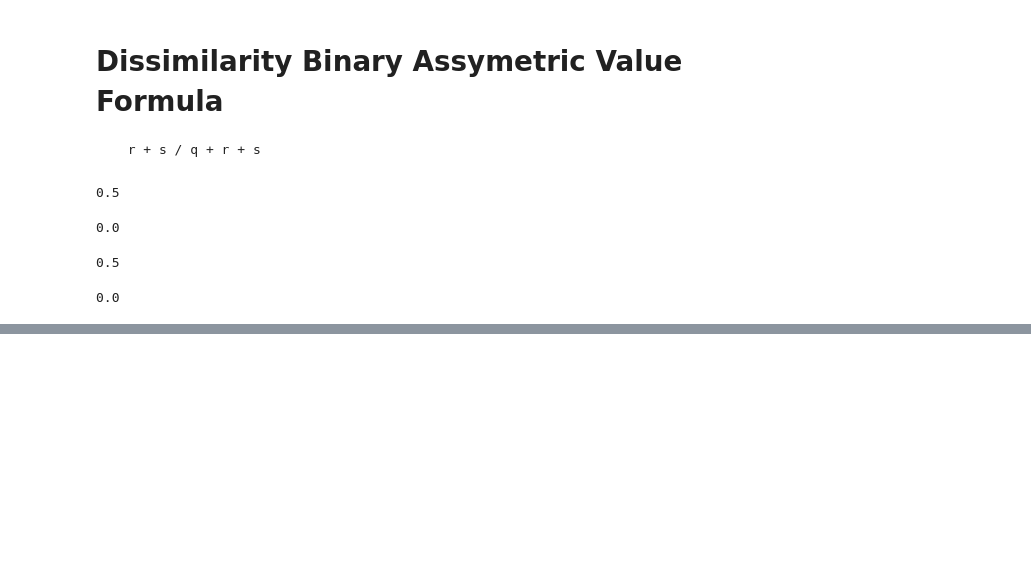
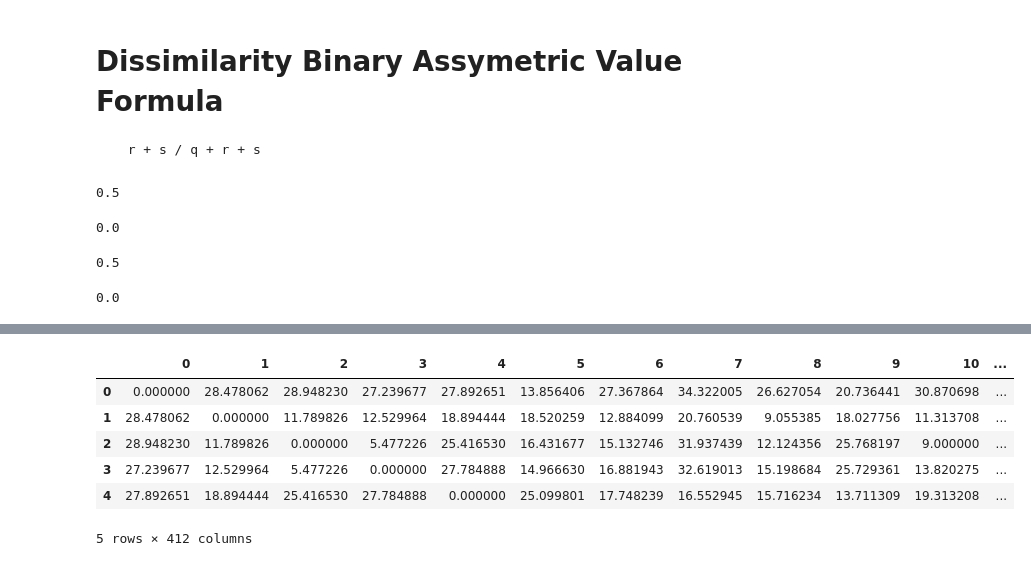
Before and after one commit to Nauvaldi/Datamining, a Jupyter notebook: Tugas_1.ipynb, the cells around one changed output, grey strips where cells are left out. Saved outputs shown, nothing was run; the diff lists cells and outputs as text; code cells hidden in the pictures; blank space fills up the shorter version.

```diff
--- a/Tugas_1.ipynb
+++ b/Tugas_1.ipynb
@@ -217,0 +233,4 @@ d_1_5
+# %%
+data = pd.read_csv(dataset_url)
+df = pd.DataFrame(data,columns=  ["Age","DistanceFromHome","PercentSalaryHike","TotalWorkingYears","YearsAtCompany"])
+df.head(5)
@@ -217,0 +244,11 @@ d_1_5
+# %%
+Distance_matrix = pd.DataFrame(distance_matrix(df.values,df.values),index = df.index,columns=[df.index])
+Distance_matrix.head(5)
+# %% [output]
+|  | 0 | 1 | 2 | 3 | 4 | 5 | 6 | 7 | 8 | 9 | 10 | ... |
+| 0 | 0.000000 | 28.478062 | 28.948230 | 27.239677 | 27.892651 | 13.856406 | 27.367864 | 34.322005 | 26.627054 | 20.736441 | 30.870698 | ... |
+| 1 | 28.478062 | 0.000000 | 11.789826 | 12.529964 | 18.894444 | 18.520259 | 12.884099 | 20.760539 | 9.055385 | 18.027756 | 11.313708 | ... |
+| 2 | 28.948230 | 11.789826 | 0.000000 | 5.477226 | 25.416530 | 16.431677 | 15.132746 | 31.937439 | 12.124356 | 25.768197 | 9.000000 | ... |
+| 3 | 27.239677 | 12.529964 | 5.477226 | 0.000000 | 27.784888 | 14.966630 | 16.881943 | 32.619013 | 15.198684 | 25.729361 | 13.820275 | ... |
+| 4 | 27.892651 | 18.894444 | 25.416530 | 27.784888 | 0.000000 | 25.099801 | 17.748239 | 16.552945 | 15.716234 | 13.711309 | 19.313208 | ... |
+5 rows × 412 columns
```
Also changed, not shown: parts of 5 cells of this notebook.
